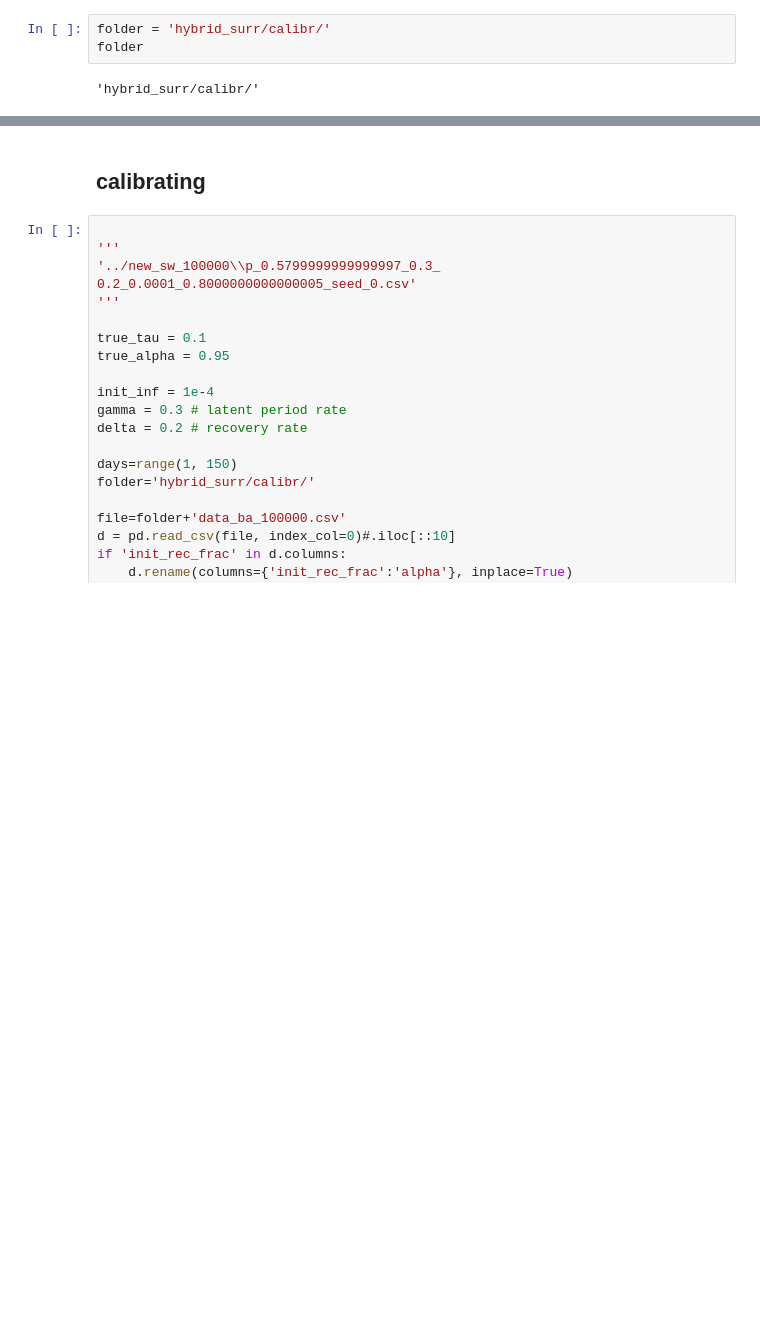
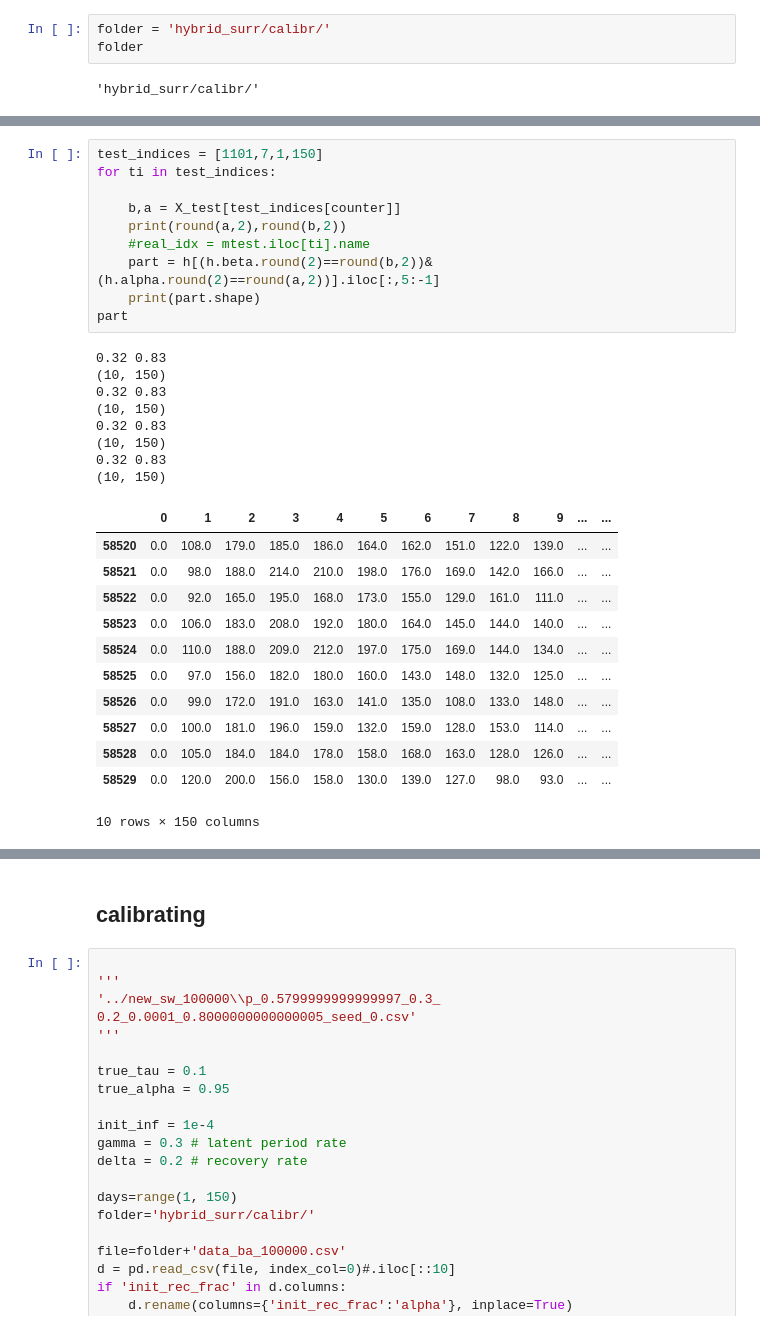
Before and after one commit to Mpkosh/hybrid-surrogate-mcp, a Jupyter notebook: examples-Copy1.ipynb, the cells around one changed output, grey strips where cells are left out. Saved outputs shown, nothing was run; the diff lists cells and outputs as text; blank space fills up the shorter version.

```diff
--- a/examples-Copy1.ipynb
+++ b/examples-Copy1.ipynb
@@ -752,0 +359,31 @@ plt.tight_layout()
+# %%
+test_indices = [1101,7,1,150]
+for ti in test_indices:
+
+    b,a = X_test[test_indices[counter]]
+    print(round(a,2),round(b,2))
+    #real_idx = mtest.iloc[ti].name
+    part = h[(h.beta.round(2)==round(b,2))&(h.alpha.round(2)==round(a,2))].iloc[:,5:-1]
+    print(part.shape)
+part
+# %% [output]
+0.32 0.83
+(10, 150)
+0.32 0.83
+(10, 150)
+0.32 0.83
+(10, 150)
+0.32 0.83
+(10, 150)
+|  | 0 | 1 | 2 | 3 | 4 | 5 | 6 | 7 | 8 | 9 | ... | ... |
+| 58520 | 0.0 | 108.0 | 179.0 | 185.0 | 186.0 | 164.0 | 162.0 | 151.0 | 122.0 | 139.0 | ... | ... |
+| 58521 | 0.0 | 98.0 | 188.0 | 214.0 | 210.0 | 198.0 | 176.0 | 169.0 | 142.0 | 166.0 | ... | ... |
+| 58522 | 0.0 | 92.0 | 165.0 | 195.0 | 168.0 | 173.0 | 155.0 | 129.0 | 161.0 | 111.0 | ... | ... |
+| 58523 | 0.0 | 106.0 | 183.0 | 208.0 | 192.0 | 180.0 | 164.0 | 145.0 | 144.0 | 140.0 | ... | ... |
+| 58524 | 0.0 | 110.0 | 188.0 | 209.0 | 212.0 | 197.0 | 175.0 | 169.0 | 144.0 | 134.0 | ... | ... |
+| 58525 | 0.0 | 97.0 | 156.0 | 182.0 | 180.0 | 160.0 | 143.0 | 148.0 | 132.0 | 125.0 | ... | ... |
+| 58526 | 0.0 | 99.0 | 172.0 | 191.0 | 163.0 | 141.0 | 135.0 | 108.0 | 133.0 | 148.0 | ... | ... |
+| 58527 | 0.0 | 100.0 | 181.0 | 196.0 | 159.0 | 132.0 | 159.0 | 128.0 | 153.0 | 114.0 | ... | ... |
+| 58528 | 0.0 | 105.0 | 184.0 | 184.0 | 178.0 | 158.0 | 168.0 | 163.0 | 128.0 | 126.0 | ... | ... |
+| 58529 | 0.0 | 120.0 | 200.0 | 156.0 | 158.0 | 130.0 | 139.0 | 127.0 | 98.0 | 93.0 | ... | ... |
+10 rows × 150 columns
```
Also changed, not shown: parts of 34 cells of this notebook, 36 other files.
